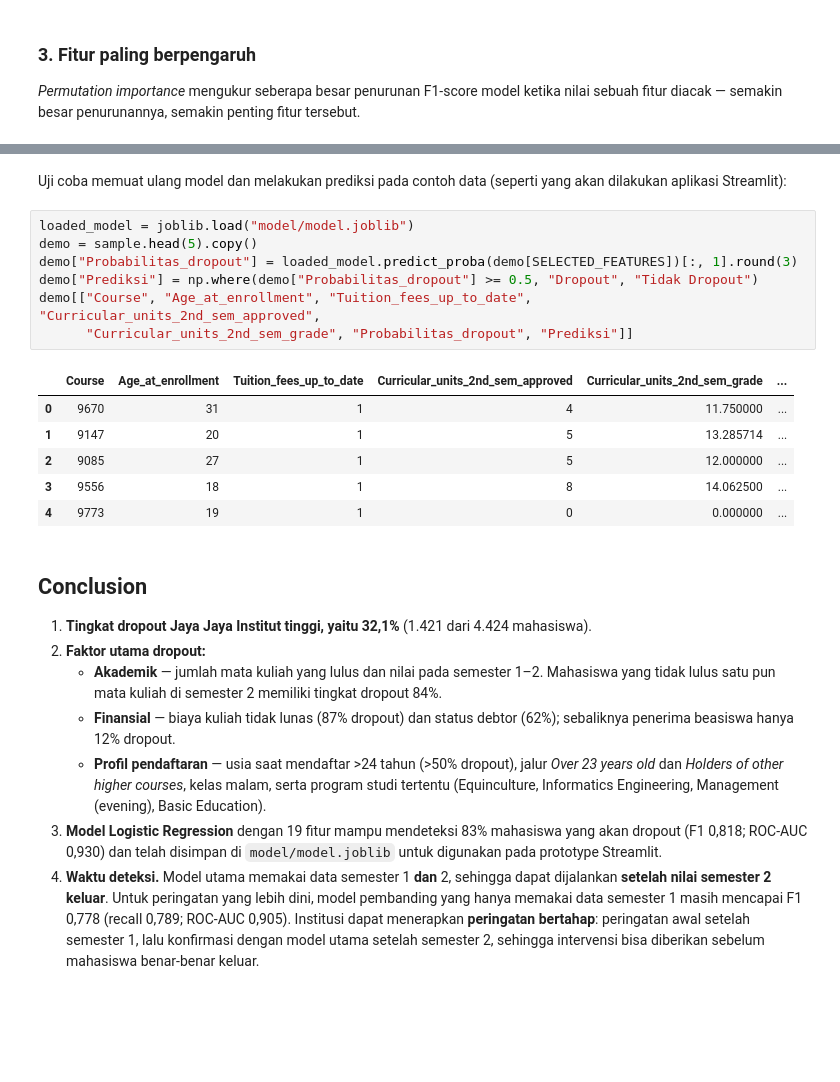
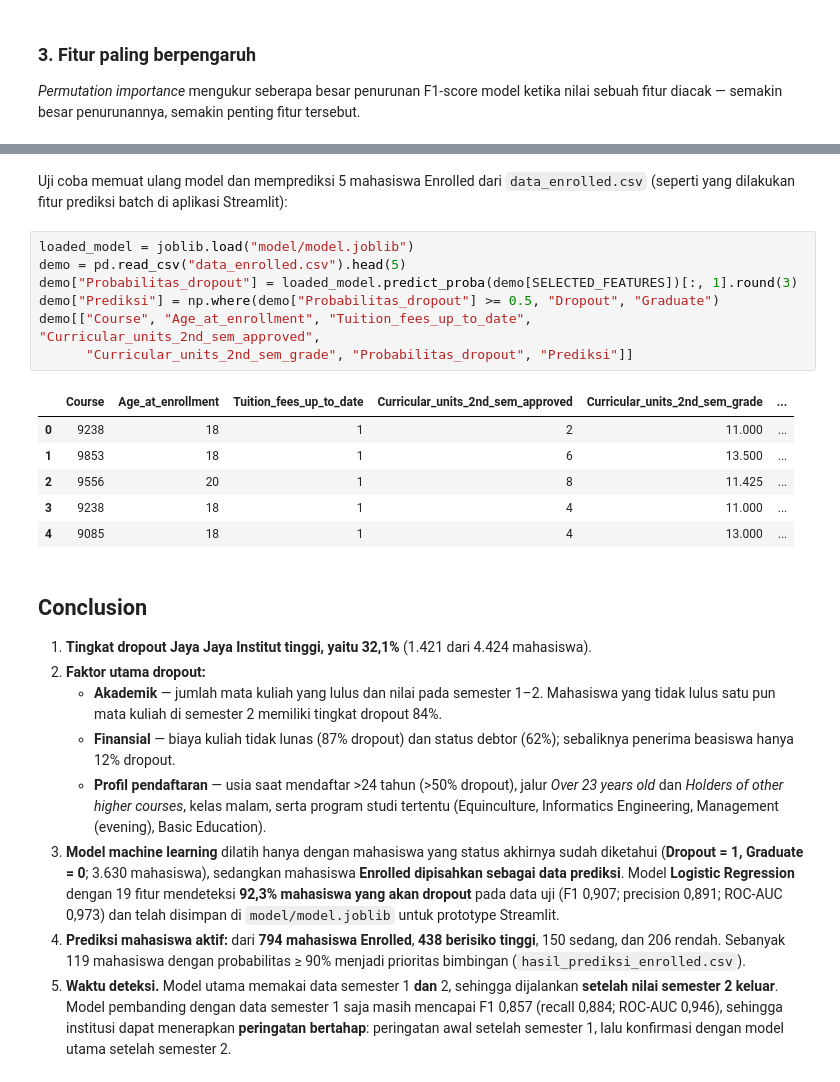
Before and after one commit to AndiArifAbdillah/jaya-jaya-institut-dropout, a Jupyter notebook: notebook.ipynb, the cells around one changed output, grey strips where cells are left out. Cells and saved outputs as stored; diff of their text form; blank space fills up the shorter version.

```diff
--- a/notebook.ipynb
+++ b/notebook.ipynb
@@ -789,19 +882,19 @@ Tersimpan: model/model.joblib, model/model_metadata.json, sample_students.csv
 # %% [markdown]
-Uji coba memuat ulang model dan melakukan prediksi pada contoh data (seperti yang akan dilakukan aplikasi Streamlit):
+Uji coba memuat ulang model dan memprediksi 5 mahasiswa Enrolled dari `data_enrolled.csv` (seperti yang dilakukan fitur prediksi batch di aplikasi Streamlit):
 # %%
 loaded_model = joblib.load("model/model.joblib")
-demo = sample.head(5).copy()
+demo = pd.read_csv("data_enrolled.csv").head(5)
 demo["Probabilitas_dropout"] = loaded_model.predict_proba(demo[SELECTED_FEATURES])[:, 1].round(3)
-demo["Prediksi"] = np.where(demo["Probabilitas_dropout"] >= 0.5, "Dropout", "Tidak Dropout")
+demo["Prediksi"] = np.where(demo["Probabilitas_dropout"] >= 0.5, "Dropout", "Graduate")
 demo[["Course", "Age_at_enrollment", "Tuition_fees_up_to_date", "Curricular_units_2nd_sem_approved",
       "Curricular_units_2nd_sem_grade", "Probabilitas_dropout", "Prediksi"]]
 # %% [output]
 |  | Course | Age_at_enrollment | Tuition_fees_up_to_date | Curricular_units_2nd_sem_approved | Curricular_units_2nd_sem_grade | ... |
-| 0 | 9670 | 31 | 1 | 4 | 11.750000 | ... |
-| 1 | 9147 | 20 | 1 | 5 | 13.285714 | ... |
-| 2 | 9085 | 27 | 1 | 5 | 12.000000 | ... |
-| 3 | 9556 | 18 | 1 | 8 | 14.062500 | ... |
-| 4 | 9773 | 19 | 1 | 0 | 0.000000 | ... |
+| 0 | 9238 | 18 | 1 | 2 | 11.000 | ... |
+| 1 | 9853 | 18 | 1 | 6 | 13.500 | ... |
+| 2 | 9556 | 20 | 1 | 8 | 11.425 | ... |
+| 3 | 9238 | 18 | 1 | 4 | 11.000 | ... |
+| 4 | 9085 | 18 | 1 | 4 | 13.000 | ... |
 # %% [markdown]
 ## Conclusion
 
@@ -810,5 +903,6 @@ demo[["Course", "Age_at_enrollment", "Tuition_fees_up_to_date", "Curricular_unit
    - **Akademik** — jumlah mata kuliah yang lulus dan nilai pada semester 1–2. Mahasiswa yang tidak lulus satu pun mata kuliah di semester 2 memiliki tingkat dropout 84%.
    - **Finansial** — biaya kuliah tidak lunas (87% dropout) dan status debtor (62%); sebaliknya penerima beasiswa hanya 12% dropout.
    - **Profil pendaftaran** — usia saat mendaftar >24 tahun (>50% dropout), jalur *Over 23 years old* dan *Holders of other higher courses*, kelas malam, serta program studi tertentu (Equinculture, Informatics Engineering, Management (evening), Basic Education).
-3. **Model Logistic Regression** dengan 19 fitur mampu mendeteksi 83% mahasiswa yang akan dropout (F1 0,818; ROC-AUC 0,930) dan telah disimpan di `model/model.joblib` untuk digunakan pada prototype Streamlit.
-4. **Waktu deteksi.** Model utama memakai data semester 1 **dan** 2, sehingga dapat dijalankan **setelah nilai semester 2 keluar**. Untuk peringatan yang lebih dini, model pembanding yang hanya memakai data semester 1 masih mencapai F1 0,778 (recall 0,789; ROC-AUC 0,905). Institusi dapat menerapkan **peringatan bertahap**: peringatan awal setelah semester 1, lalu konfirmasi dengan model utama setelah semester 2, sehingga intervensi bisa diberikan sebelum mahasiswa benar-benar keluar.
+3. **Model machine learning** dilatih hanya dengan mahasiswa yang status akhirnya sudah diketahui (**Dropout = 1, Graduate = 0**; 3.630 mahasiswa), sedangkan mahasiswa **Enrolled dipisahkan sebagai data prediksi**. Model **Logistic Regression** dengan 19 fitur mendeteksi **92,3% mahasiswa yang akan dropout** pada data uji (F1 0,907; precision 0,891; ROC-AUC 0,973) dan telah disimpan di `model/model.joblib` untuk prototype Streamlit.
+4. **Prediksi mahasiswa aktif:** dari **794 mahasiswa Enrolled**, **438 berisiko tinggi**, 150 sedang, dan 206 rendah. Sebanyak 119 mahasiswa dengan probabilitas ≥ 90% menjadi prioritas bimbingan (`hasil_prediksi_enrolled.csv`).
+5. **Waktu deteksi.** Model utama memakai data semester 1 **dan** 2, sehingga dijalankan **setelah nilai semester 2 keluar**. Model pembanding dengan data semester 1 saja masih mencapai F1 0,857 (recall 0,884; ROC-AUC 0,946), sehingga institusi dapat menerapkan **peringatan bertahap**: peringatan awal setelah semester 1, lalu konfirmasi dengan model utama setelah semester 2.
```
Also changed, not shown: parts of 29 cells of this notebook, 7 other files.
